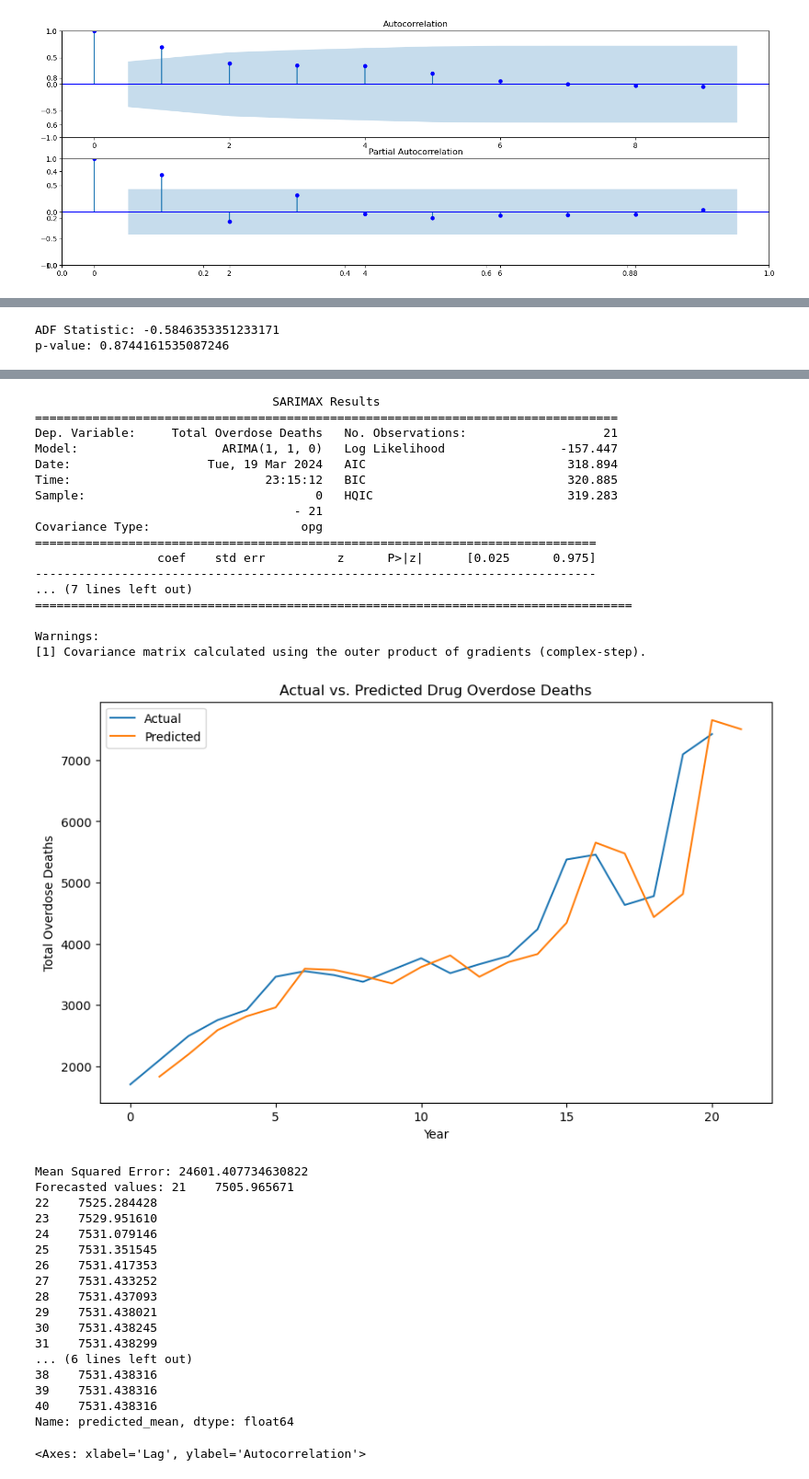
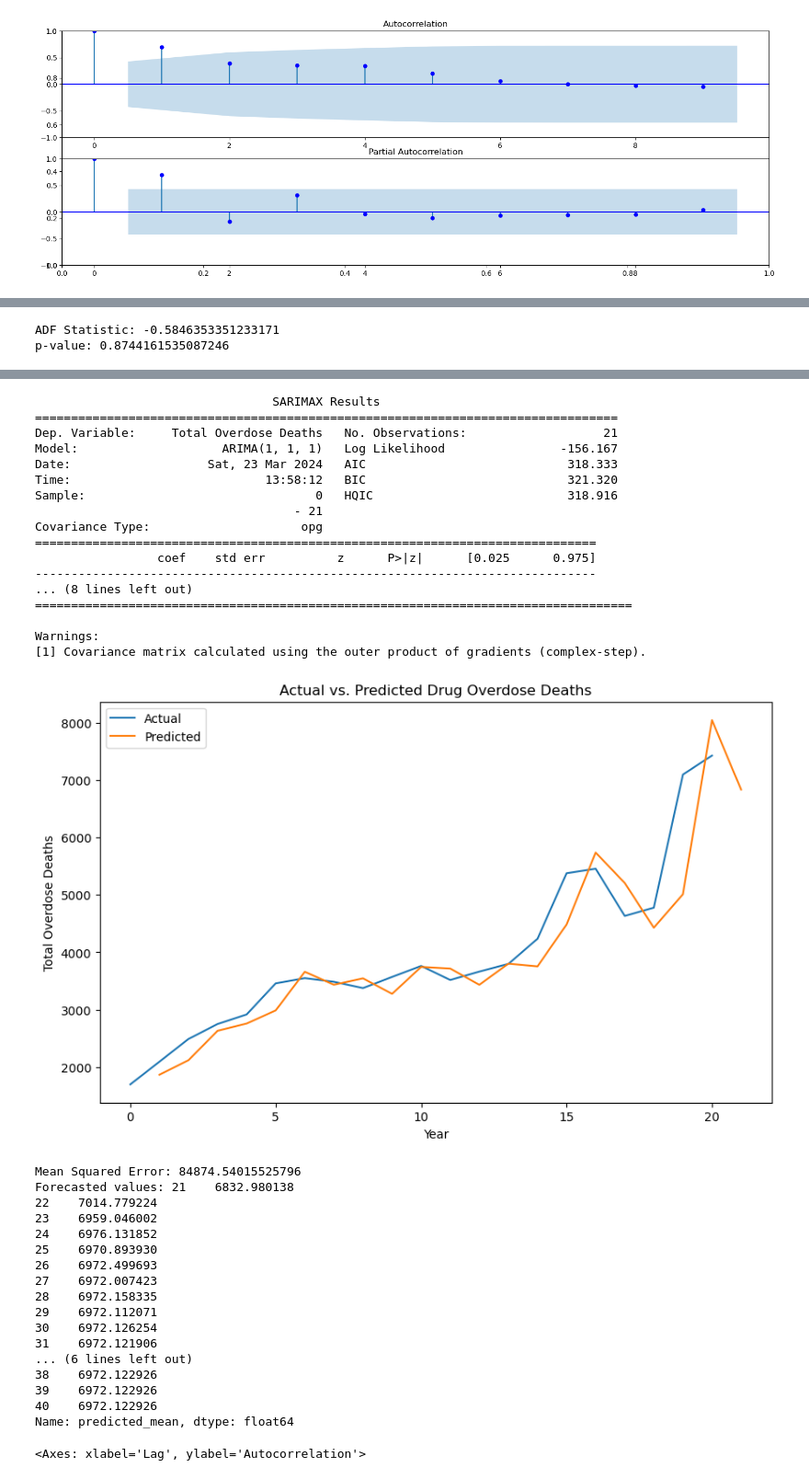
Before and after one commit to alexandra10zam/DataMadness, a Jupyter notebook: Data-madness.ipynb, the cells around one changed output, grey strips where cells are left out. Shown at 92% size. Drawn from its saved outputs; the diff is of its cells as text; code cells hidden in the pictures.

Commit message:
time series + visualisations for some questions

```diff
--- a/Data-madness.ipynb
+++ b/Data-madness.ipynb
@@ -427,7 +468,7 @@ plt.show()
 # Define ARIMA parameters based on ACF and PACF plots
 p = 1# AutoRegressive (AR) order
 d = 1# Integrated (I) order
-q = 0 # Moving Average (MA) order
+q = 1 # Moving Average (MA) order
 
 # Fit ARIMA model
 arima_model = ARIMA(ts_data, order=(p, d, q))
@@ -445,55 +486,55 @@ plt.ylabel('Total Overdose Deaths')
 plt.title('Actual vs. Predicted Drug Overdose Deaths')
 plt.legend()
 plt.show()
 
 # Evaluate ARIMA model performance
 mse = mean_squared_error(ts_data, arima_result.predict(start=1, end=len(ts_data)))
 print('Mean Squared Error:', mse)
 
 # Forecast future values
 forecast_steps = 20  # Number of steps to forecast
 forecast = arima_result.forecast(steps=forecast_steps)
 print('Forecasted values:', forecast)
 # %% [output]
 [figure]
 ADF Statistic: -0.5846353351233171
 p-value: 0.8744161535087246
 [figure]
 [figure]
                                  SARIMAX Results
 =================================================================================
 Dep. Variable:     Total Overdose Deaths   No. Observations:                   21
-Model:                    ARIMA(1, 1, 0)   Log Likelihood                -157.447
-Date:                   Tue, 19 Mar 2024   AIC                            318.894
-Time:                           23:15:12   BIC                            320.885
-Sample:                                0   HQIC                           319.283
+Model:                    ARIMA(1, 1, 1)   Log Likelihood                -156.167
+Date:                   Sat, 23 Mar 2024   AIC                            318.333
+Time:                           13:58:12   BIC                            321.320
+Sample:                                0   HQIC                           318.916
                                     - 21
 Covariance Type:                     opg
 ==============================================================================
                  coef    std err          z      P>|z|      [0.025      0.975]
 ------------------------------------------------------------------------------
-... (7 lines left out)
+... (8 lines left out)
 ===================================================================================
 
 Warnings:
 [1] Covariance matrix calculated using the outer product of gradients (complex-step).
-[figure, old version]
+[figure, new version]
-Mean Squared Error: 24601.407734630822
-Forecasted values: 21    7505.965671
-22    7525.284428
-23    7529.951610
-24    7531.079146
-25    7531.351545
-26    7531.417353
-27    7531.433252
-28    7531.437093
-29    7531.438021
-30    7531.438245
-31    7531.438299
+Mean Squared Error: 84874.54015525796
+Forecasted values: 21    6832.980138
+22    7014.779224
+23    6959.046002
+24    6976.131852
+25    6970.893930
+26    6972.499693
+27    6972.007423
+28    6972.158335
+29    6972.112071
+30    6972.126254
+31    6972.121906
 ... (6 lines left out)
-38    7531.438316
-39    7531.438316
-40    7531.438316
+38    6972.122926
+39    6972.122926
+40    6972.122926
 Name: predicted_mean, dtype: float64
 # %%
 from pandas.plotting import autocorrelation_plot
```
Also changed, not shown: parts of 8 cells of this notebook, 1 other file.
